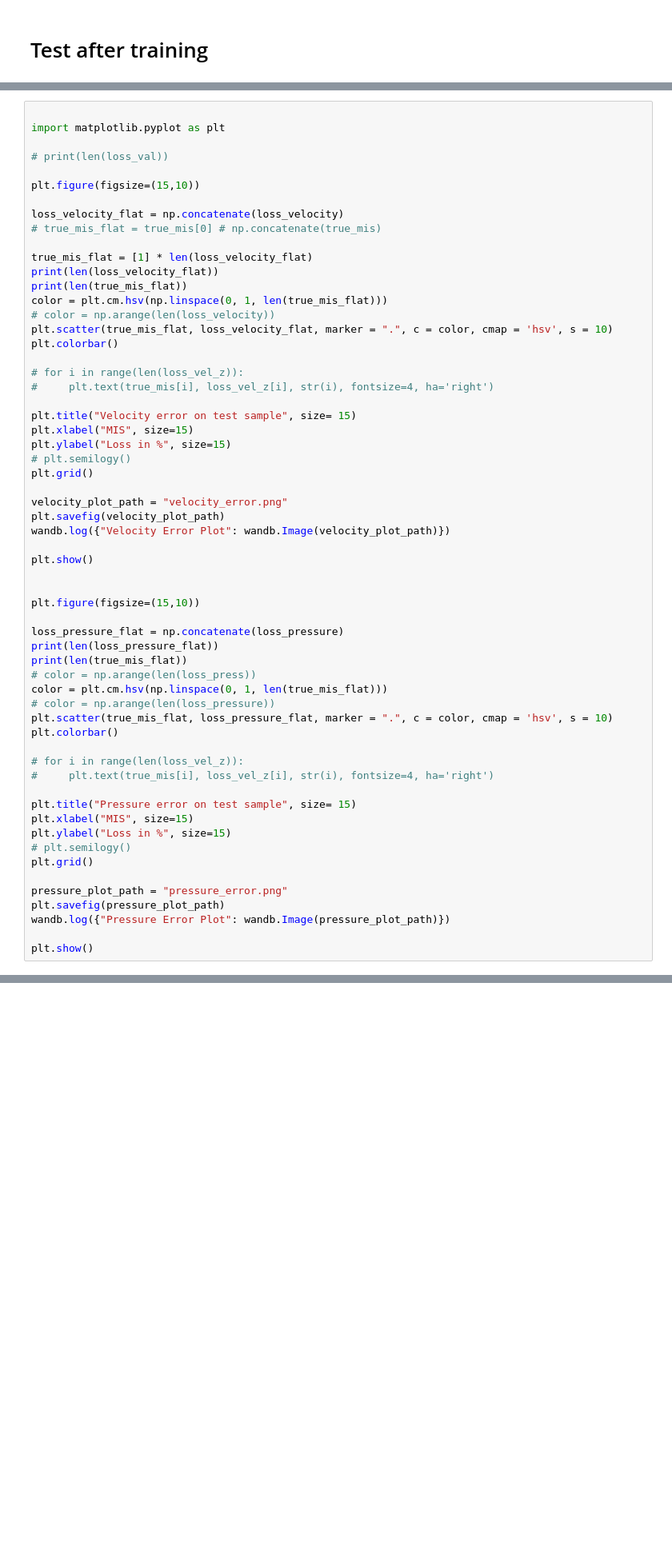
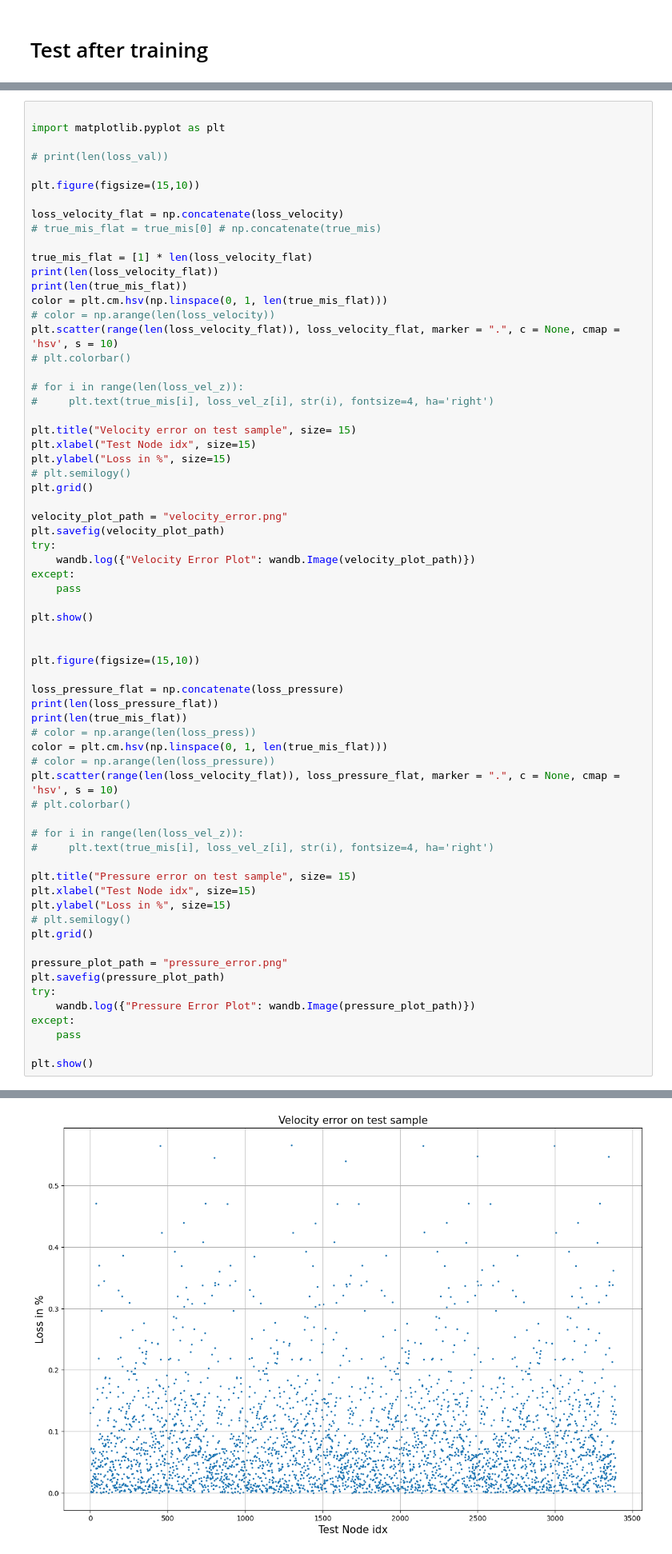
Before and after one commit to cristian-rosati-27/CFD-DL, a Jupyter notebook: SEGNN_STEADYSTATE/train.ipynb, the cells around one changed output, grey strips where cells are left out. Shown at 80% size. Drawn from its saved outputs; the diff is of its cells as text; blank space fills up the shorter version.

```diff
--- a/SEGNN_STEADYSTATE/train.ipynb
+++ b/SEGNN_STEADYSTATE/train.ipynb
@@ -636,21 +859,24 @@ print(len(loss_velocity_flat))
 print(len(true_mis_flat))
 color = plt.cm.hsv(np.linspace(0, 1, len(true_mis_flat)))
 # color = np.arange(len(loss_velocity))
-plt.scatter(true_mis_flat, loss_velocity_flat, marker = ".", c = color, cmap = 'hsv', s = 10)
-plt.colorbar()
+plt.scatter(range(len(loss_velocity_flat)), loss_velocity_flat, marker = ".", c = None, cmap = 'hsv', s = 10)
+# plt.colorbar()
 
 # for i in range(len(loss_vel_z)):
 #     plt.text(true_mis[i], loss_vel_z[i], str(i), fontsize=4, ha='right')
 
 plt.title("Velocity error on test sample", size= 15)
-plt.xlabel("MIS", size=15)
+plt.xlabel("Test Node idx", size=15)
 plt.ylabel("Loss in %", size=15)
 # plt.semilogy()
 plt.grid()
 
 velocity_plot_path = "velocity_error.png"
 plt.savefig(velocity_plot_path)
-wandb.log({"Velocity Error Plot": wandb.Image(velocity_plot_path)})
+try:
+    wandb.log({"Velocity Error Plot": wandb.Image(velocity_plot_path)})
+except:
+    pass
 
 plt.show()
 
@@ -663,20 +889,24 @@ print(len(true_mis_flat))
 # color = np.arange(len(loss_press))
 color = plt.cm.hsv(np.linspace(0, 1, len(true_mis_flat)))
 # color = np.arange(len(loss_pressure))
-plt.scatter(true_mis_flat, loss_pressure_flat, marker = ".", c = color, cmap = 'hsv', s = 10)
-plt.colorbar()
+plt.scatter(range(len(loss_velocity_flat)), loss_pressure_flat, marker = ".", c = None, cmap = 'hsv', s = 10)
+# plt.colorbar()
 
 # for i in range(len(loss_vel_z)):
 #     plt.text(true_mis[i], loss_vel_z[i], str(i), fontsize=4, ha='right')
 
 plt.title("Pressure error on test sample", size= 15)
-plt.xlabel("MIS", size=15)
+plt.xlabel("Test Node idx", size=15)
 plt.ylabel("Loss in %", size=15)
 # plt.semilogy()
 plt.grid()
 
 pressure_plot_path = "pressure_error.png"
 plt.savefig(pressure_plot_path)
-wandb.log({"Pressure Error Plot": wandb.Image(pressure_plot_path)})
+try:
+    wandb.log({"Pressure Error Plot": wandb.Image(pressure_plot_path)})
+except:
+    pass
 
 plt.show()
+# %% [output]
@@ -682,0 +916 @@ plt.show()
+[figure, added]
```
Also changed, not shown: parts of 17 cells of this notebook, 24 other files.
